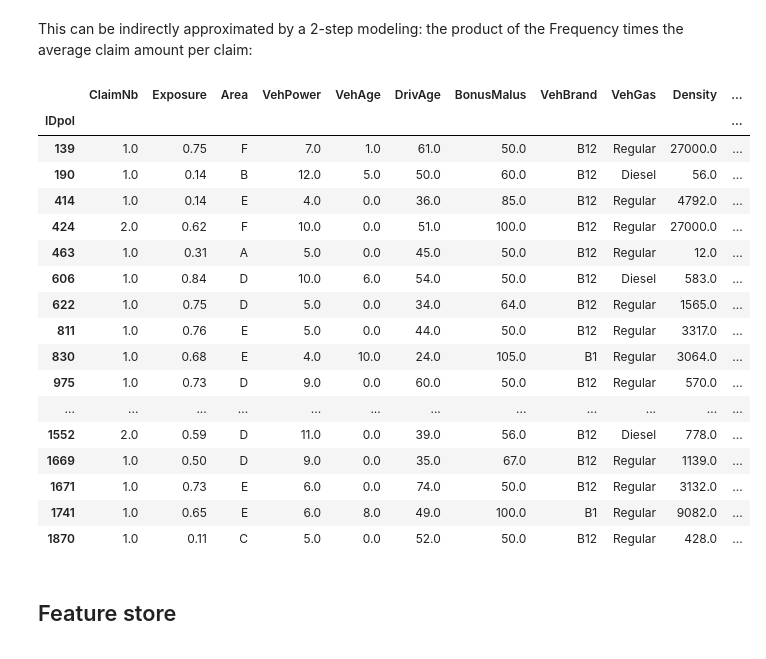
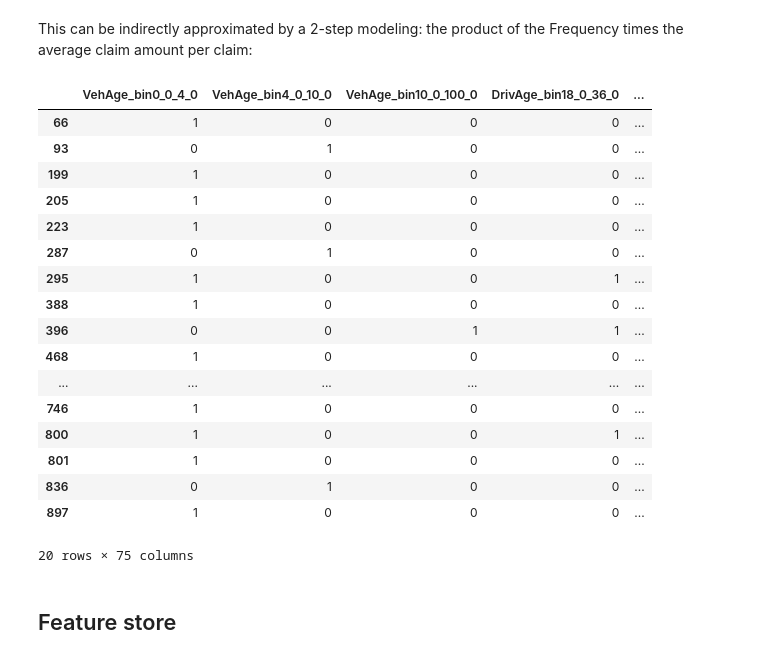
Before and after one commit to amanveer/FSI, a Jupyter notebook: insurance-feature-store.ipynb, the cells around one changed output. Cells and saved outputs as stored; diff of their text form; code cells hidden in the pictures.

```diff
--- a/insurance-feature-store.ipynb
+++ b/insurance-feature-store.ipynb
@@ -210,0 +199,3 @@ feature_names
+# %%
+feature_names = [x.replace('.','_') for x in feature_names]
+feature_names
@@ -210,0 +220,4 @@ feature_names
+# %%
+df_transformed = pd.DataFrame(data=X, columns= feature_names)
+#df_transformed.columns= feature_names
+df_transformed.head()
@@ -211,33 +232,33 @@ feature_names
 # %% [markdown]
 Insurances companies are interested in modeling the Pure Premium, that is the expected total claim amount per unit of exposure for each policyholder in their portfolio:
 # %%
-df["PurePremium"] = df["ClaimAmount"] / df["Exposure"]
+df_transformed["PurePremium"] = df_transformed["ClaimAmount"] / df_transformed["Exposure"]
 # %% [markdown]
 This can be indirectly approximated by a 2-step modeling: the product of the Frequency times the average claim amount per claim:
 # %%
-df["Frequency"] = df["ClaimNb"] / df["Exposure"]
-df["AvgClaimAmount"] = df["ClaimAmount"] / np.fmax(df["ClaimNb"], 1)
+df_transformed["Frequency"] = df_transformed["ClaimNb"] / df_transformed["Exposure"]
+df_transformed["AvgClaimAmount"] = df_transformed["ClaimAmount"] / np.fmax(df_transformed["ClaimNb"], 1)
 # %%
-df[df.ClaimNb>0].head(20)
+df_transformed[df_transformed.ClaimNb>0].head(20)
 # %% [output]
-|  | ClaimNb | Exposure | Area | VehPower | VehAge | DrivAge | BonusMalus | VehBrand | VehGas | Density | ... |
-| IDpol |  |  |  |  |  |  |  |  |  |  | ... |
-| 139 | 1.0 | 0.75 | F | 7.0 | 1.0 | 61.0 | 50.0 | B12 | Regular | 27000.0 | ... |
-| 190 | 1.0 | 0.14 | B | 12.0 | 5.0 | 50.0 | 60.0 | B12 | Diesel | 56.0 | ... |
-| 414 | 1.0 | 0.14 | E | 4.0 | 0.0 | 36.0 | 85.0 | B12 | Regular | 4792.0 | ... |
-| 424 | 2.0 | 0.62 | F | 10.0 | 0.0 | 51.0 | 100.0 | B12 | Regular | 27000.0 | ... |
-| 463 | 1.0 | 0.31 | A | 5.0 | 0.0 | 45.0 | 50.0 | B12 | Regular | 12.0 | ... |
-| 606 | 1.0 | 0.84 | D | 10.0 | 6.0 | 54.0 | 50.0 | B12 | Diesel | 583.0 | ... |
-| 622 | 1.0 | 0.75 | D | 5.0 | 0.0 | 34.0 | 64.0 | B12 | Regular | 1565.0 | ... |
-| 811 | 1.0 | 0.76 | E | 5.0 | 0.0 | 44.0 | 50.0 | B12 | Regular | 3317.0 | ... |
-| 830 | 1.0 | 0.68 | E | 4.0 | 10.0 | 24.0 | 105.0 | B1 | Regular | 3064.0 | ... |
-| 975 | 1.0 | 0.73 | D | 9.0 | 0.0 | 60.0 | 50.0 | B12 | Regular | 570.0 | ... |
-| ... | ... | ... | ... | ... | ... | ... | ... | ... | ... | ... | ... |
-| 1552 | 2.0 | 0.59 | D | 11.0 | 0.0 | 39.0 | 56.0 | B12 | Diesel | 778.0 | ... |
-| 1669 | 1.0 | 0.50 | D | 9.0 | 0.0 | 35.0 | 67.0 | B12 | Regular | 1139.0 | ... |
-| 1671 | 1.0 | 0.73 | E | 6.0 | 0.0 | 74.0 | 50.0 | B12 | Regular | 3132.0 | ... |
-| 1741 | 1.0 | 0.65 | E | 6.0 | 8.0 | 49.0 | 100.0 | B1 | Regular | 9082.0 | ... |
-| 1870 | 1.0 | 0.11 | C | 5.0 | 0.0 | 52.0 | 50.0 | B12 | Regular | 428.0 | ... |
+|  | VehAge_bin0_0_4_0 | VehAge_bin4_0_10_0 | VehAge_bin10_0_100_0 | DrivAge_bin18_0_36_0 | ... |
+| 66 | 1 | 0 | 0 | 0 | ... |
+| 93 | 0 | 1 | 0 | 0 | ... |
+| 199 | 1 | 0 | 0 | 0 | ... |
+| 205 | 1 | 0 | 0 | 0 | ... |
+| 223 | 1 | 0 | 0 | 0 | ... |
+| 287 | 0 | 1 | 0 | 0 | ... |
+| 295 | 1 | 0 | 0 | 1 | ... |
+| 388 | 1 | 0 | 0 | 0 | ... |
+| 396 | 0 | 0 | 1 | 1 | ... |
+| 468 | 1 | 0 | 0 | 0 | ... |
+| ... | ... | ... | ... | ... | ... |
+| 746 | 1 | 0 | 0 | 0 | ... |
+| 800 | 1 | 0 | 0 | 1 | ... |
+| 801 | 1 | 0 | 0 | 0 | ... |
+| 836 | 0 | 1 | 0 | 0 | ... |
+| 897 | 1 | 0 | 0 | 0 | ... |
+20 rows × 75 columns
 # %% [markdown]
 ## Feature store
 # %%
```
Also changed, not shown: parts of 63 cells of this notebook.
